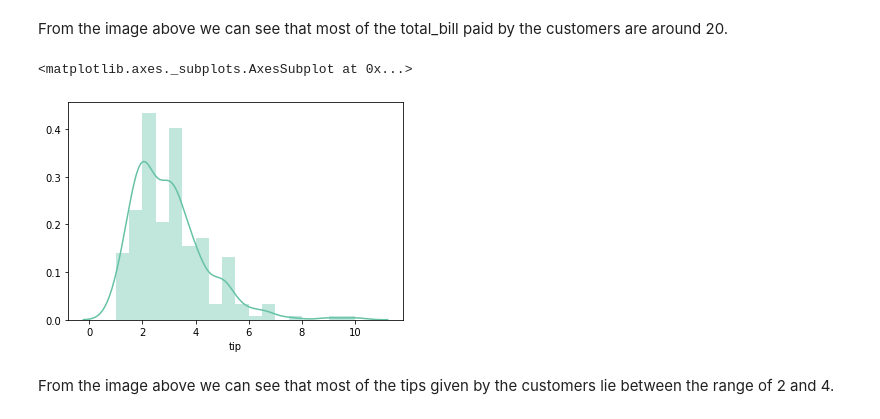
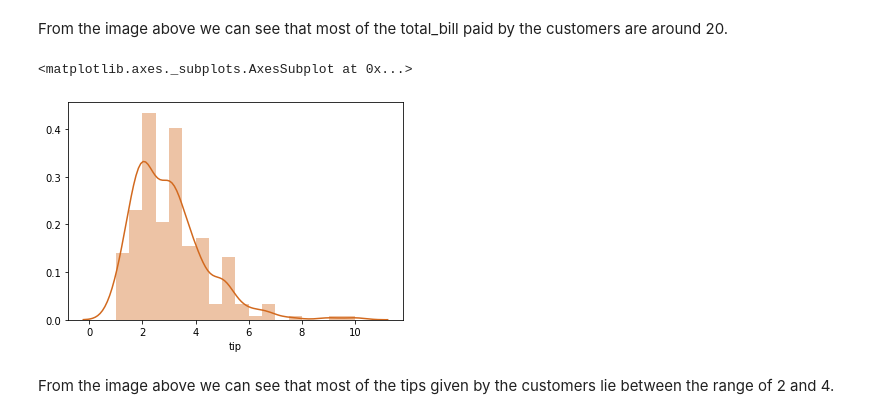
Before and after one commit to amacuga/fundamentals-assessment, a Jupyter notebook: Assessment.ipynb, the cells around one changed output. Cells and saved outputs as stored; diff of their text form; code cells hidden in the pictures.

```diff
--- a/Assessment.ipynb
+++ b/Assessment.ipynb
@@ -182,10 +182,10 @@ sns.distplot(tips.total_bill)
 From the image above we can see that most of the total_bill paid by the customers are around 20.
 # %%
 # Returns a plot of tip.
-sns.distplot(tips.tip)
+sns.distplot(tips.tip, color = "chocolate")
 # %% [output]
 <matplotlib.axes._subplots.AxesSubplot at 0x...>
-[figure, old version]
+[figure, new version]
 # %% [markdown]
 From the image above we can see that most of the tips given by the customers lie between the range of 2 and 4.
 # %%
```
Also changed, not shown: parts of 14 cells of this notebook.
